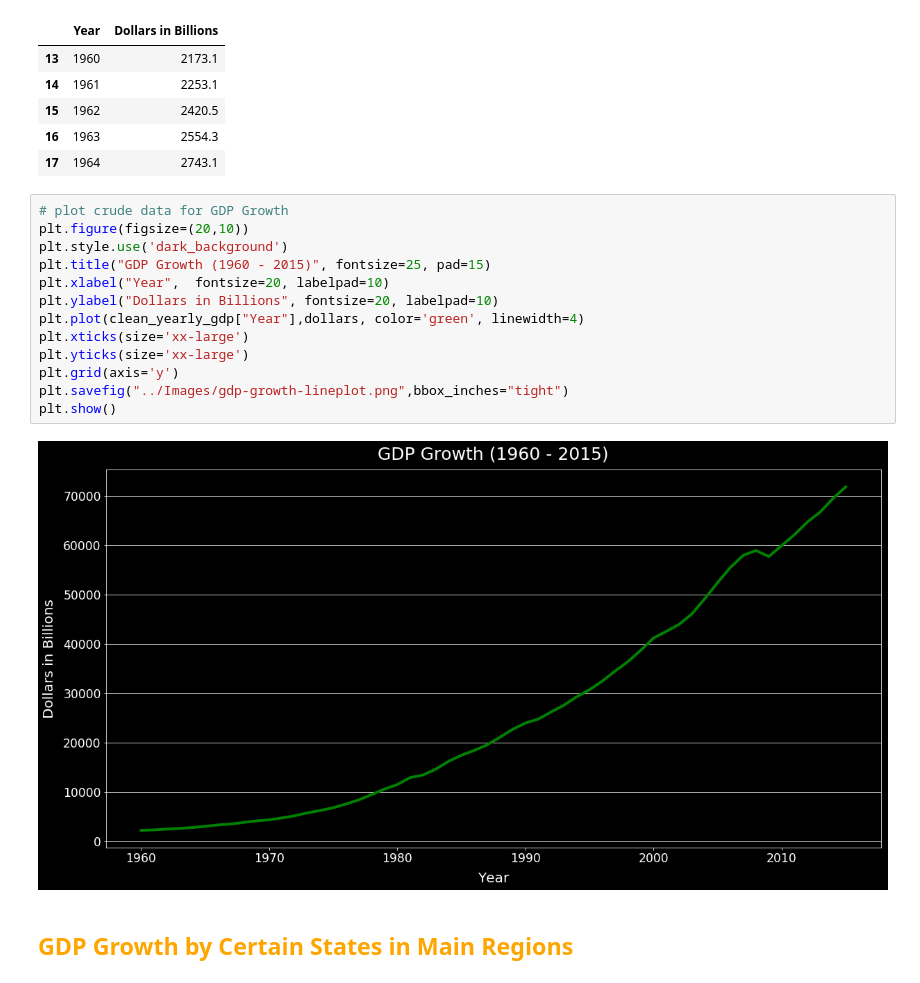
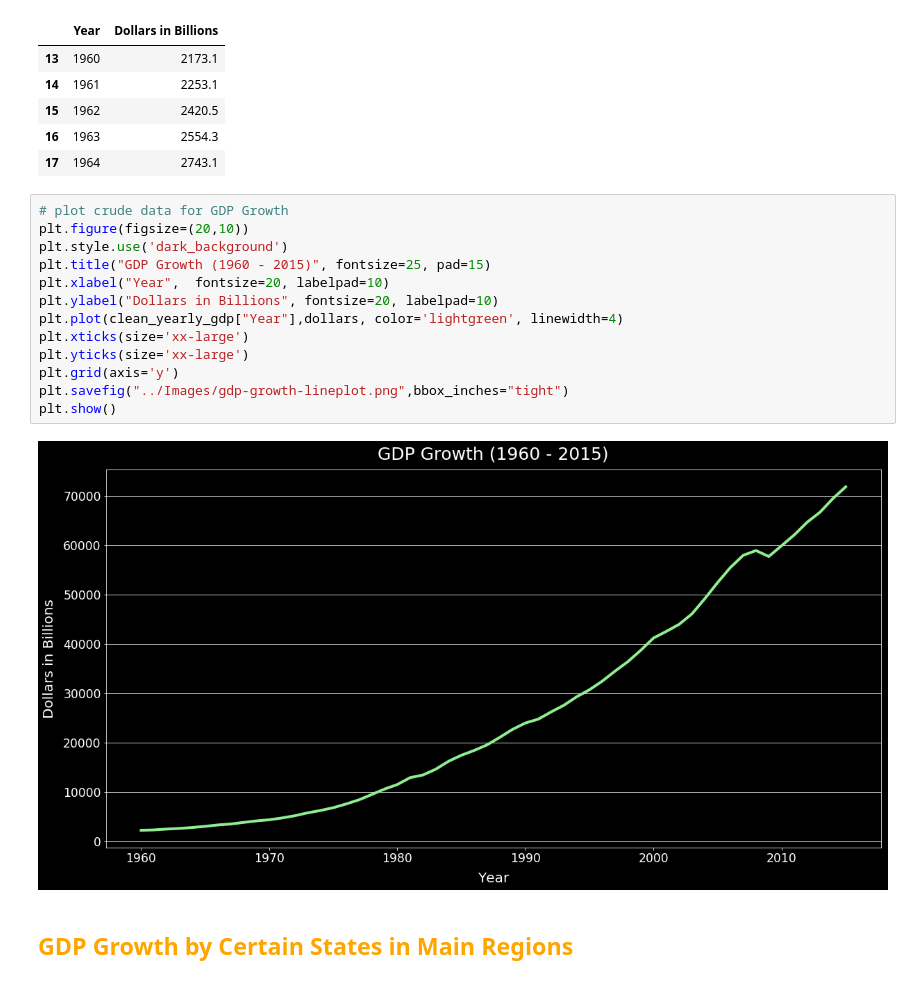
Before and after one commit to kathleeng77/Open-Source-Project-1, a Jupyter notebook: analysis/women-in-workforce-analysis.ipynb, the cells around one changed output. Saved outputs shown, nothing was run; the diff lists cells and outputs as text.

```diff
--- a/analysis/women-in-workforce-analysis.ipynb
+++ b/analysis/women-in-workforce-analysis.ipynb
@@ -124,18 +124,18 @@ clean_yearly_gdp.head()
 # %%
 # plot crude data for GDP Growth
 plt.figure(figsize=(20,10))
 plt.style.use('dark_background')
 plt.title("GDP Growth (1960 - 2015)", fontsize=25, pad=15)
 plt.xlabel("Year",  fontsize=20, labelpad=10)
 plt.ylabel("Dollars in Billions", fontsize=20, labelpad=10)
-plt.plot(clean_yearly_gdp["Year"],dollars, color='green', linewidth=4)
+plt.plot(clean_yearly_gdp["Year"],dollars, color='lightgreen', linewidth=4)
 plt.xticks(size='xx-large')
 plt.yticks(size='xx-large')
 plt.grid(axis='y')
 plt.savefig("../Images/gdp-growth-lineplot.png",bbox_inches="tight")
 plt.show()
 # %% [output]
-[figure, old version]
+[figure, new version]
 # %% [markdown]
 ## <font color=orange>GDP Growth by Certain States in Main Regions</font>
 # %%
```
Also changed, not shown: parts of 6 cells of this notebook, 7 other files.
